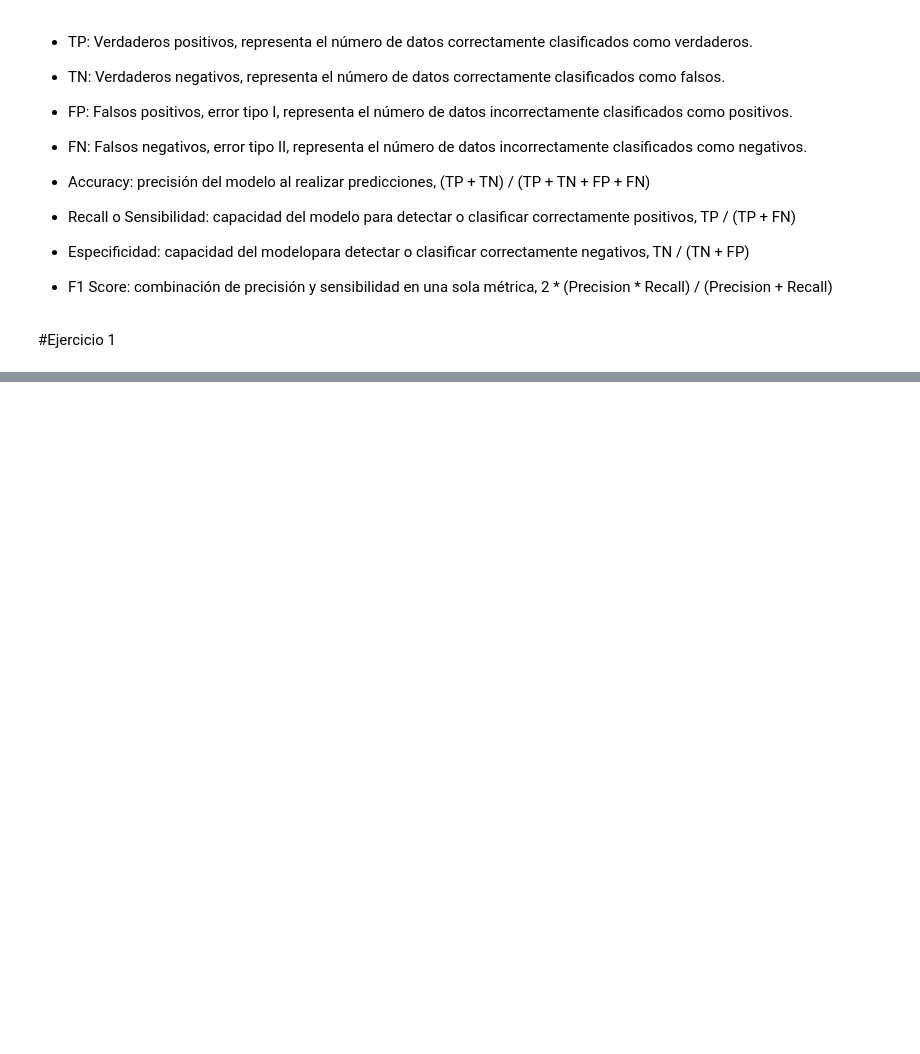
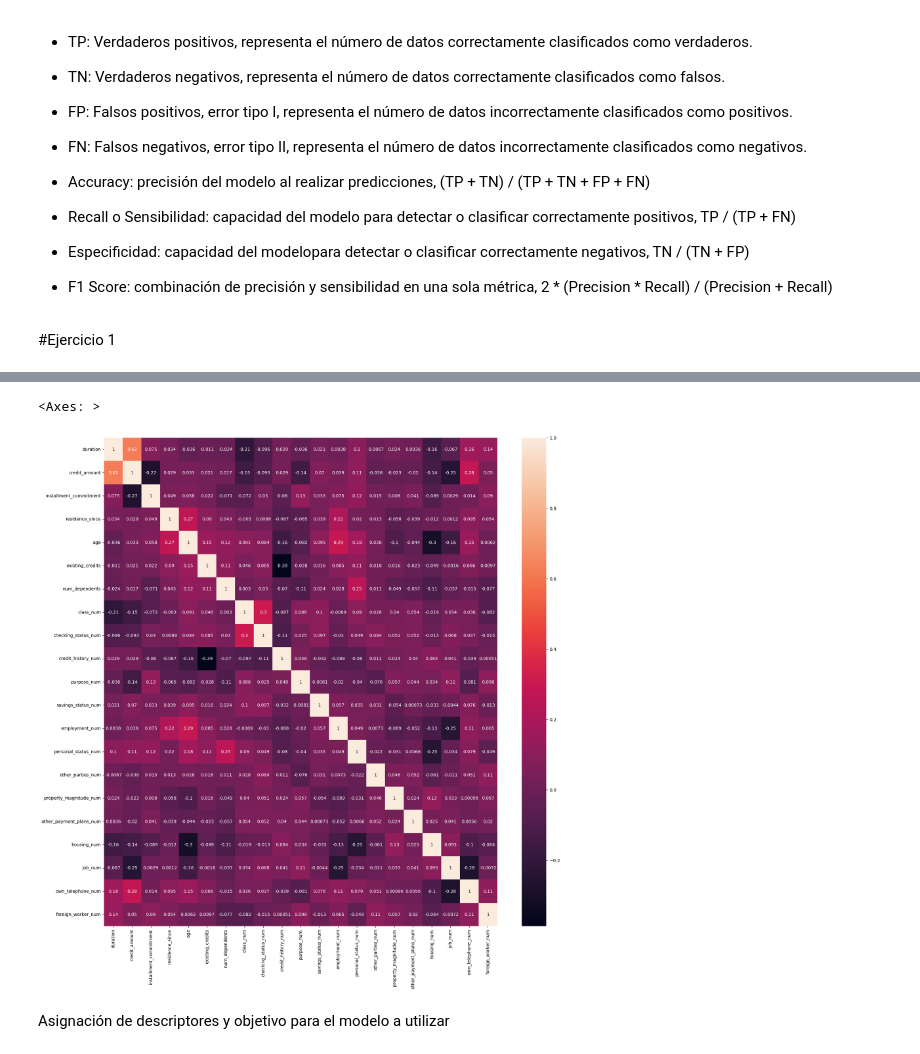
Before and after one commit to vmcarranzam/labsl1, a Jupyter notebook: Examen_Parcial_1.ipynb, the cells around one changed output, grey strips where cells are left out. Saved outputs shown, nothing was run; the diff lists cells and outputs as text; code cells hidden in the pictures; blank space fills up the shorter version.

```diff
--- a/Examen_Parcial_1.ipynb
+++ b/Examen_Parcial_1.ipynb
@@ -127,0 +114,4 @@ print("Accuracy: ", accuracy)
+# %%
+for columna in df.columns:
+  if df[columna].dtypes == 'object':
+    print(df[columna].value_counts())
@@ -127,0 +138,8 @@ print("Accuracy: ", accuracy)
+# %%
+for columna in df.columns:
+  if df[columna].dtypes == 'object':
+    df[columna] = pd.Categorical(df[columna])
+    df[str(columna + "_num")] = df[columna].cat.codes
+    df.drop(columna, axis=1, inplace=True)
+df.drop('class', axis=1, inplace=True)
+df
@@ -127,0 +162,3 @@ print("Accuracy: ", accuracy)
+# %%
+df.dropna(inplace=True)
+df.describe()
@@ -127,0 +178,5 @@ print("Accuracy: ", accuracy)
+# %%
+dfnorm = df
+numerical_columns = dfnorm.select_dtypes(include=['float64', 'int64']).columns
+dfnorm[numerical_columns] = StandardScaler().fit_transform(dfnorm[numerical_columns])
+dfnorm
@@ -127,0 +197,8 @@ print("Accuracy: ", accuracy)
+# %%
+plt.figure(figsize = (20,20))
+sns.heatmap(dfnorm.corr(), annot= True, color = 'red')
+# %% [output]
+<Axes: >
+[figure, added]
+# %% [markdown]
+Asignación de descriptores y objetivo para el modelo a utilizar
```
Also changed, not shown: parts of 33 cells of this notebook.
